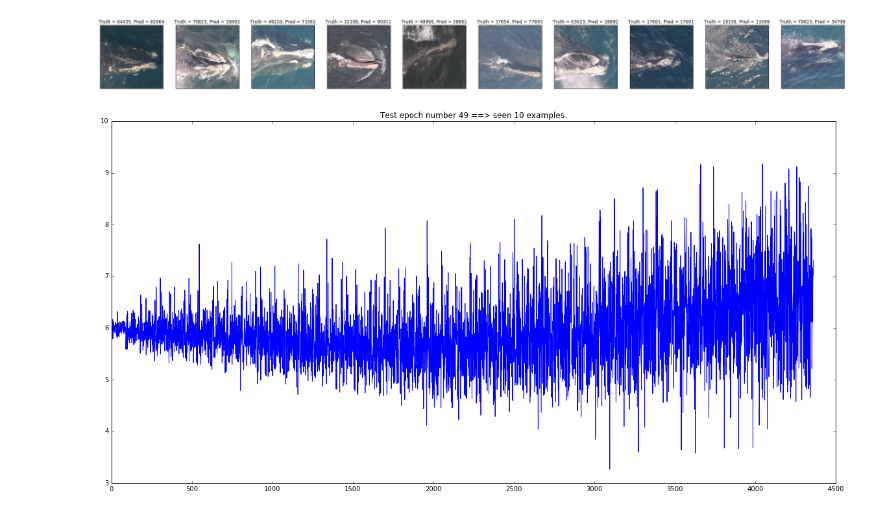
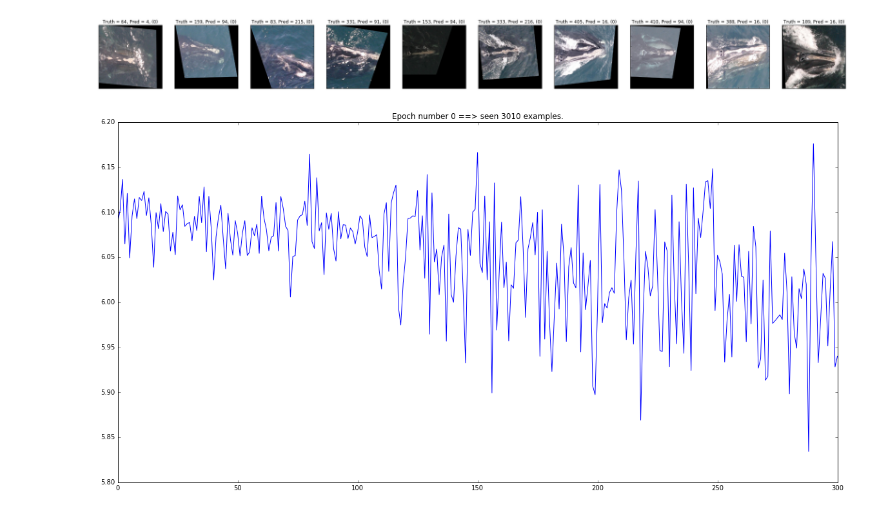
Before and after one commit to mattdns1006/whale, a Jupyter notebook: identifier/main.ipynb, the cells around one changed output. Cells and saved outputs as stored; diff of their text form; code cells hidden in the pictures.

```diff
--- a/identifier/main.ipynb
+++ b/identifier/main.ipynb
@@ -50,10 +54,10 @@ decodeLabel = np.vectorize(decodeLabel)
 if __name__ == "__main__":
     batchSize  = 10
     batchCapacity = 40
-    nThreads = 32
+    nThreads = 16
 
     ## HyperParameter defaults
-    h, w, c = 250, 250, 3
+    h, w, c = 300, 300, 3
     nClasses = 447
     inDims = [None,h,w,c]
     nFeatsInit = 32
@@ -65,15 +69,20 @@ if __name__ == "__main__":
     disFreq = 400
     lr = 3e-4
     nEpochs = 50
+    trainAll = True
 
     # Csvs
-    csvPathTr = "/home/msmith/kaggle/whale/trainCV.csv"
-    csvPathTe = "/home/msmith/kaggle/whale/testCV.csv"
+    csvPathTr = "/home/msmith/kaggle/whale/identifier/trainAug.csv"
+    csvPathTe = "/home/msmith/kaggle/whale/identifier/testAug.csv"
     trainCsv = pd.read_csv(csvPathTr)
     trObs = trainCsv.shape[0]
     testCsv = pd.read_csv(csvPathTe)
     teObs = testCsv.shape[0]
-    allData = pd.concat([trainCsv,testCsv])
+
+    if trainAll == True:
+        csvPathTr = "/home/msmith/kaggle/whale/identifier/allAug.csv"
+        trainCsv = pd.read_csv(csvPathTr)
+        trObs = pd.read_csv(csvPathTr).shape[0]
 
     def nodes(trainOrTest):
         assert trainOrTest in ["train","test"], "Please specify either 'train' or 'test."
@@ -115,7 +124,7 @@ if __name__ == "__main__":
             tf.reset_default_graph()
         x, y, yPaths, yPred, ce, correct, accuracy, trainStep, learningRate = nodes("train")
         saver = tf.train.Saver()
-
+        df = trainCsv
         with tf.Session() as sess:
             if load == 1:
                 saver.restore(sess,modelName)
@@ -124,54 +133,56 @@ if __name__ == "__main__":
                 sess.run(init)
             coord = tf.train.Coordinator()
             threads = tf.train.start_queue_runners(sess=sess,coord=coord)
             count = 0
 
             for i in tqdm(xrange(nIterationsTr)):
                 _, loss_, x_, y_,yPred_, yPaths_ = sess.run([trainStep, ce, x, y, yPred, yPaths],feed_dict={learningRate:lr})
                 trLosses.append(loss_)
                 count += x_.shape[0]
-                if i % 150 == 0 and i > 0:
+                if i % 300 == 0:
                     clear_output()
                     displayBatch(x_,decodeLabel(y_.argmax(1)),decodeLabel(yPred_.argmax(1)))
                     plt.title("Epoch number {0} ==> seen {1} examples.".format(epoch,count))
                     trLossesT = np.array(trLosses)
                     plt.plot(trLossesT)
                     plt.show()
 
             if epoch % 3 == 0 and epoch >0:
                 #lr /= 2.0
                 print("learning rate now = {0}".format(lr))
             saver.save(sess,modelName)
             sess.close()
 
-        print("Testing epoch number {0}".format(epoch)) ############################## TEST ################################
-        tf.reset_default_graph()
-        x, y, yPaths, yPred, ce, correct, accuracy = nodes("test")
-        saver = tf.train.Saver()
-        with tf.Session() as sess:
-            saver.restore(sess,modelName)
-            coord = tf.train.Coordinator()
-            threads = tf.train.start_queue_runners(sess=sess,coord=coord)
-            count = 0
-            for i in tqdm(xrange(nIterationsTe)):
-                loss_, x_, y_,yPred_, yPaths_ = sess.run([ce, x, y, yPred, yPaths])
-                teLosses.append(loss_)
-                count += x_.shape[0]
-                if i == 0:
-                    clear_output()
-                    displayBatch(x_,decodeLabel(y_.argmax(1)),decodeLabel(yPred_.argmax(1)))
-                    plt.title("Test epoch number {0} ==> seen {1} examples.".format(epoch,count))
-                    teLossesT = np.array(teLosses)
-                    plt.plot(teLossesT)
-                    plt.show()
-            sess.close()
+        if trainAll == False:
+            print("Testing epoch number {0}".format(epoch)) ############################## TEST ################################
+            tf.reset_default_graph()
+            x, y, yPaths, yPred, ce, correct, accuracy = nodes("test")
+            saver = tf.train.Saver()
+            df = testCsv
+            with tf.Session() as sess:
+                saver.restore(sess,modelName)
+                coord = tf.train.Coordinator()
+                threads = tf.train.start_queue_runners(sess=sess,coord=coord)
+                count = 0
+                for i in tqdm(xrange(nIterationsTe)):
+                    loss_, x_, y_,yPred_, yPaths_ = sess.run([ce, x, y, yPred, yPaths])
+                    teLosses.append(loss_)
+                    count += x_.shape[0]
+                    if i == nIterationsTe-1:
+                        clear_output()
+                        displayBatch(x_,decodeLabel(y_.argmax(1),testCsv),decodeLabel(yPred_.argmax(1),testCsv))
+                        plt.title("Test epoch number {0} ==> seen {1} examples.".format(epoch,count))
+                        teLossesT = np.array(teLosses)
+                        plt.plot(teLossesT)
+                        plt.show()
+                sess.close()
 
         if epoch+1 == nEpochs:
             plt.subplot(121)
             plt.plot(trLossesT)
             plt.subplot(122)
             plt.plot(teLossesT)
             plt.show()
 # %% [output]
-[figure, old version]
+[figure, new version]
-[figure, old version]
+[figure, new version]
```
Also changed, not shown: parts of 1 cell of this notebook.
